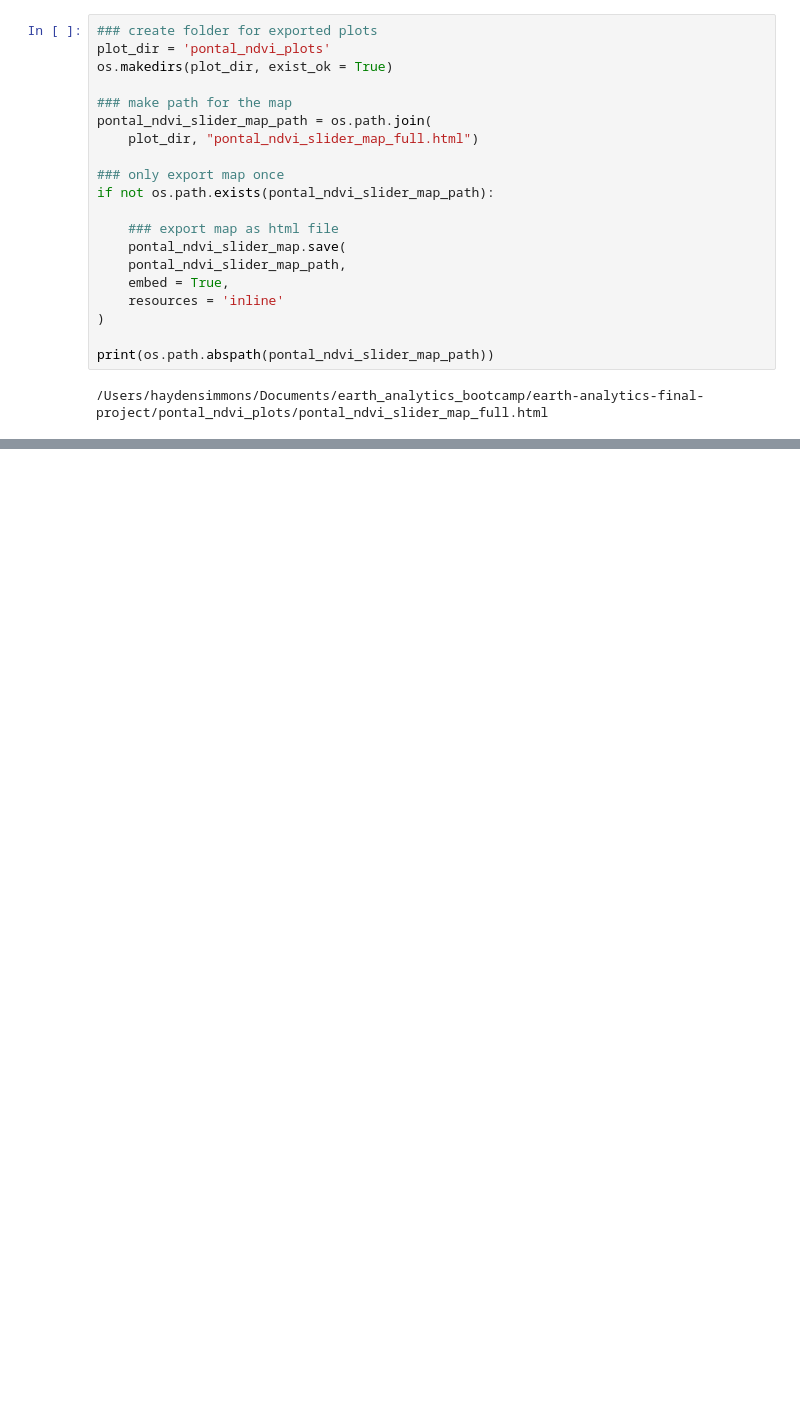
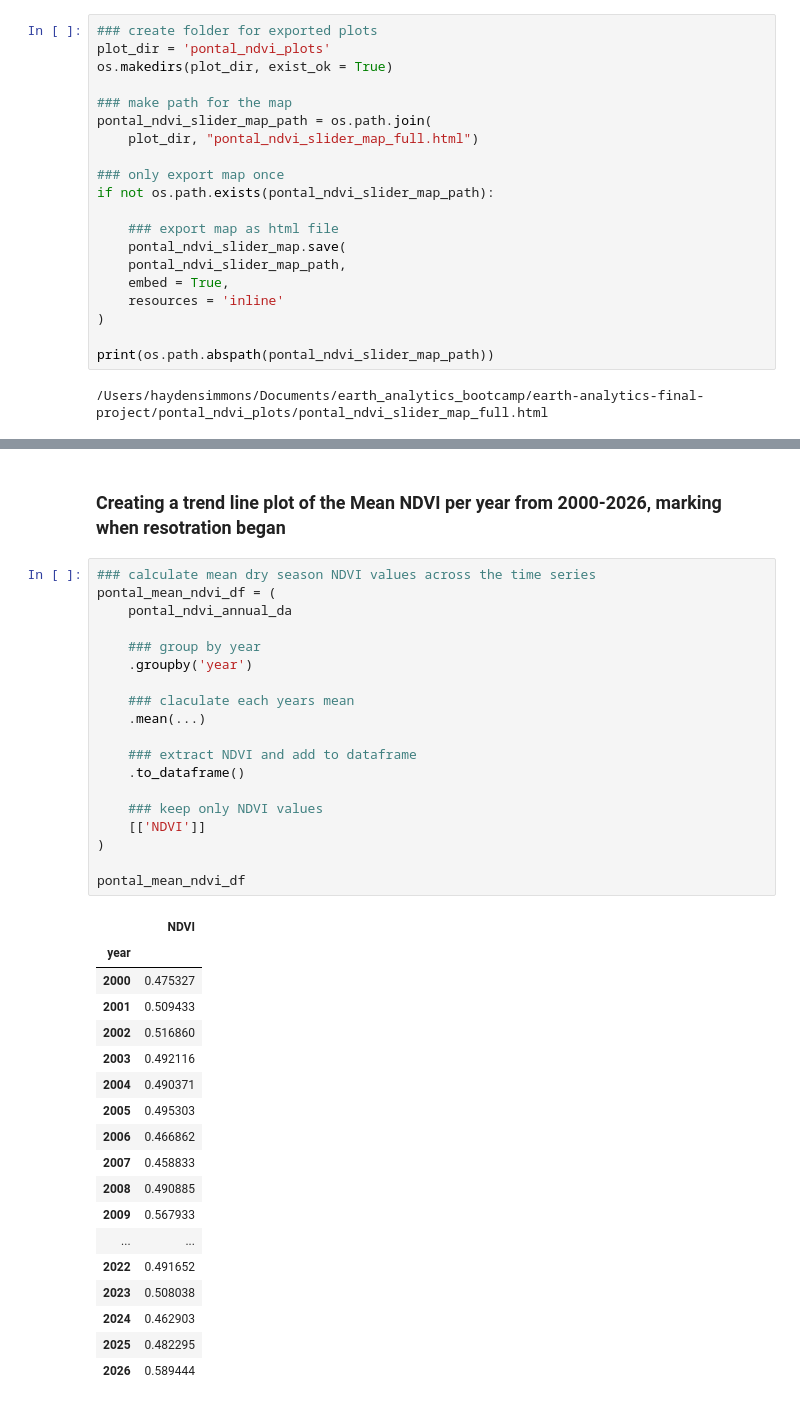
Before and after one commit to Haydensimm13/earth-analytics-final-project, a Jupyter notebook: 03-create-various-ndvi-plots.ipynb, the cells around one changed output, grey strips where cells are left out. Drawn from its saved outputs; the diff is of its cells as text; blank space fills up the shorter version.

Commit message:
working on creating a line plot

```diff
--- a/03-generate-different-plots-NDVI-change.ipynb
+++ b/03-create-various-ndvi-plots.ipynb
@@ -233,0 +250,40 @@ Stored 'plot_dir' (str)
+# %% [markdown]
+### Creating a trend line plot of the Mean NDVI per year from 2000-2026, marking when resotration began
+# %%
+### calculate mean dry season NDVI values across the time series
+pontal_mean_ndvi_df = (
+    pontal_ndvi_annual_da
+
+    ### group by year
+    .groupby('year')
+
+    ### claculate each years mean
+    .mean(...)
+
+    ### extract NDVI and add to dataframe
+    .to_dataframe()
+
+    ### keep only NDVI values
+    [['NDVI']]
+)
+
+pontal_mean_ndvi_df
+# %% [output]
+|  | NDVI |
+| year |  |
+| 2000 | 0.475327 |
+| 2001 | 0.509433 |
+| 2002 | 0.516860 |
+| 2003 | 0.492116 |
+| 2004 | 0.490371 |
+| 2005 | 0.495303 |
+| 2006 | 0.466862 |
+| 2007 | 0.458833 |
+| 2008 | 0.490885 |
+| 2009 | 0.567933 |
+| ... | ... |
+| 2022 | 0.491652 |
+| 2023 | 0.508038 |
+| 2024 | 0.462903 |
+| 2025 | 0.482295 |
+| 2026 | 0.589444 |
```
Also changed, not shown: parts of 6 cells of this notebook, 1 other file.
